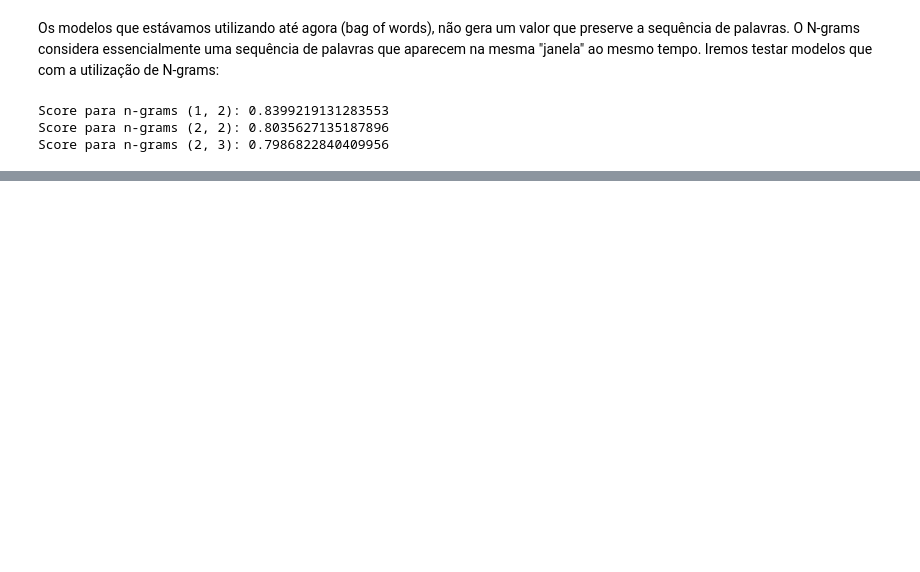
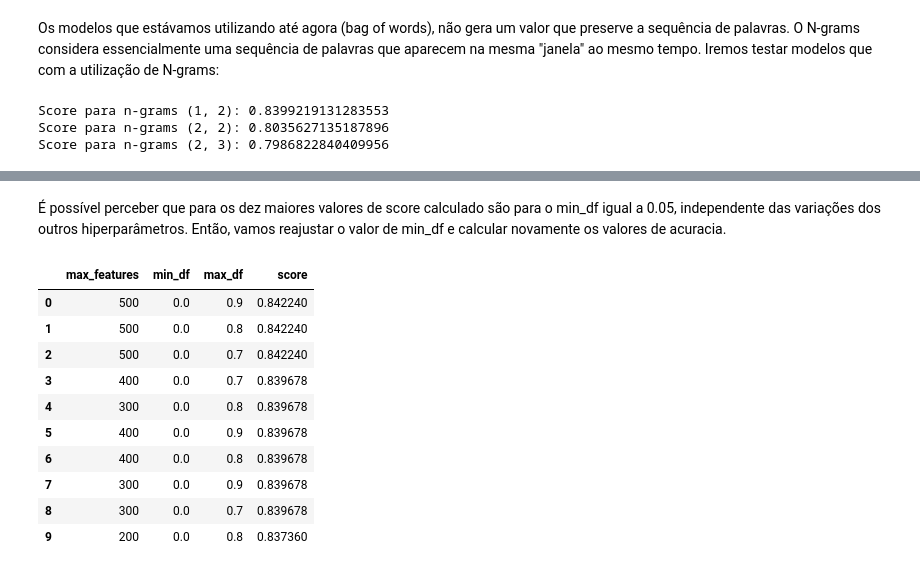
Before and after one commit to IgorFormiga/NLP_analise_de_sentimento, a Jupyter notebook: analise_sentimento.ipynb, the cells around one changed output, grey strips where cells are left out. Saved outputs shown, nothing was run; the diff lists cells and outputs as text; code cells hidden in the pictures; blank space fills up the shorter version.

```diff
--- a/analise_sentimento.ipynb
+++ b/analise_sentimento.ipynb
@@ -324,0 +385,21 @@ Score para n-grams (2, 3): 0.7986822840409956
+# %% [markdown]
+É possível perceber que para os dez maiores valores de score calculado são para o min_df igual a 0.05, independente das variações dos outros hiperparâmetros. Então, vamos reajustar o valor de min_df e calcular novamente os valores de acuracia.
+# %%
+max_features = [200, 300, 400, 500]
+min_df = [0, 0.01, 0.05]
+max_df = [0.7, 0.8, 0.9]
+
+df_score = hiperparamentros_tfidfVectorizer(max_features, min_df, max_df)
+df_score.head(10)
+# %% [output]
+|  | max_features | min_df | max_df | score |
+| 0 | 500 | 0.0 | 0.9 | 0.842240 |
+| 1 | 500 | 0.0 | 0.8 | 0.842240 |
+| 2 | 500 | 0.0 | 0.7 | 0.842240 |
+| 3 | 400 | 0.0 | 0.7 | 0.839678 |
+| 4 | 300 | 0.0 | 0.8 | 0.839678 |
+| 5 | 400 | 0.0 | 0.9 | 0.839678 |
+| 6 | 400 | 0.0 | 0.8 | 0.839678 |
+| 7 | 300 | 0.0 | 0.9 | 0.839678 |
+| 8 | 300 | 0.0 | 0.7 | 0.839678 |
+| 9 | 200 | 0.0 | 0.8 | 0.837360 |
```
Also changed, not shown: parts of 20 cells of this notebook.
